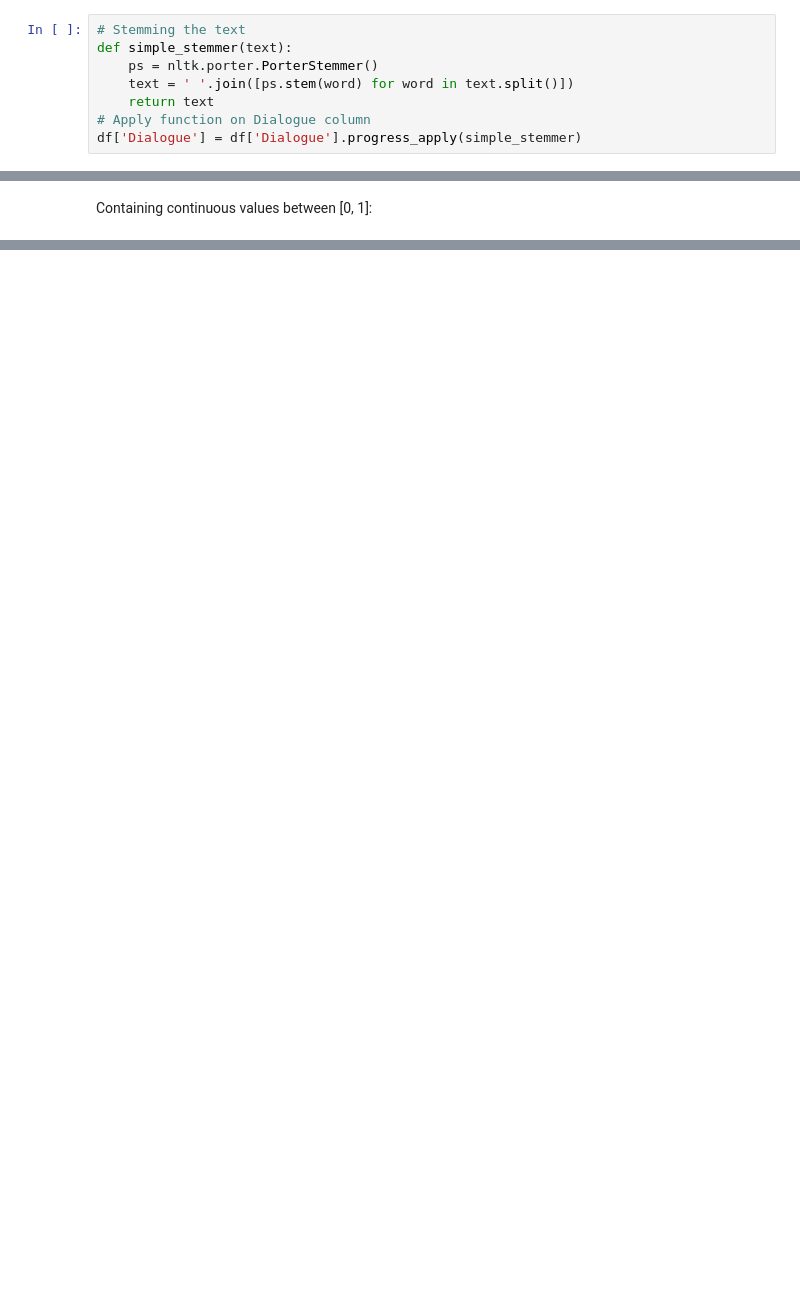
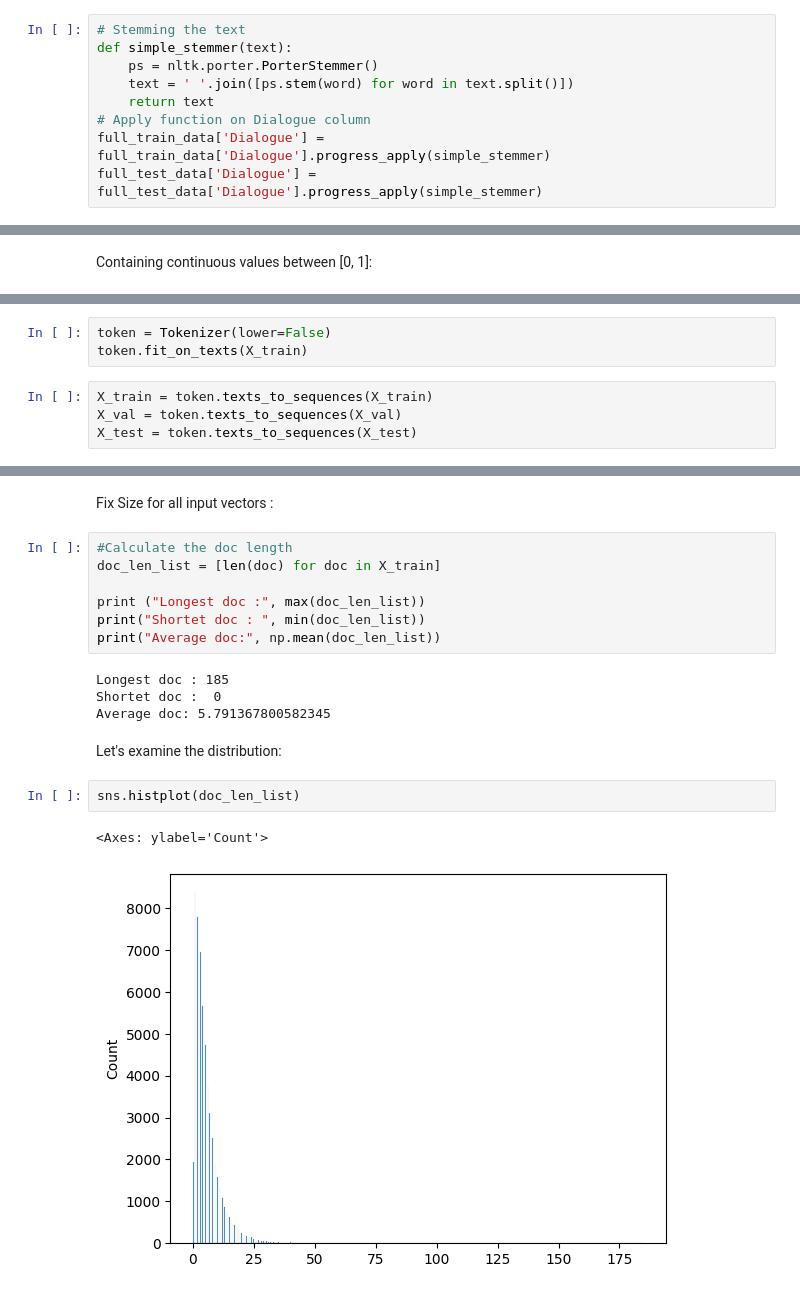
Before and after one commit to EitanBakirov/advanced-ml-dl-course, a Jupyter notebook: Assignment II - NLP/Assignment_II_Group_4.ipynb, the cells around one changed output, grey strips where cells are left out. Drawn from its saved outputs; the diff is of its cells as text; blank space fills up the shorter version.

```diff
--- a/Assignment II - NLP/Assignment_II_Group_4.ipynb
+++ b/Assignment II - NLP/Assignment_II_Group_4.ipynb
@@ -337,5 +331,6 @@ def simple_stemmer(text):
     text = ' '.join([ps.stem(word) for word in text.split()])
     return text
 # Apply function on Dialogue column
-df['Dialogue'] = df['Dialogue'].progress_apply(simple_stemmer)
+full_train_data['Dialogue'] = full_train_data['Dialogue'].progress_apply(simple_stemmer)
+full_test_data['Dialogue'] = full_test_data['Dialogue'].progress_apply(simple_stemmer)
 # %%
@@ -477,0 +449,7 @@ print(x_train_tv[0])
+# %%
+token = Tokenizer(lower=False)
+token.fit_on_texts(X_train)
+# %%
+X_train = token.texts_to_sequences(X_train)
+X_val = token.texts_to_sequences(X_val)
+X_test = token.texts_to_sequences(X_test)
@@ -477,0 +461,20 @@ print(x_train_tv[0])
+# %% [markdown]
+Fix Size for all input vectors :
+# %%
+#Calculate the doc length
+doc_len_list = [len(doc) for doc in X_train]
+
+print ("Longest doc :", max(doc_len_list))
+print("Shortet doc : ", min(doc_len_list))
+print("Average doc:", np.mean(doc_len_list))
+# %% [output]
+Longest doc : 185
+Shortet doc :  0
+Average doc: 5.791367800582345
+# %% [markdown]
+Let's examine the distribution:
+# %%
+sns.histplot(doc_len_list)
+# %% [output]
+<Axes: ylabel='Count'>
+[figure, added]
```
Also changed, not shown: parts of 45 cells of this notebook.
